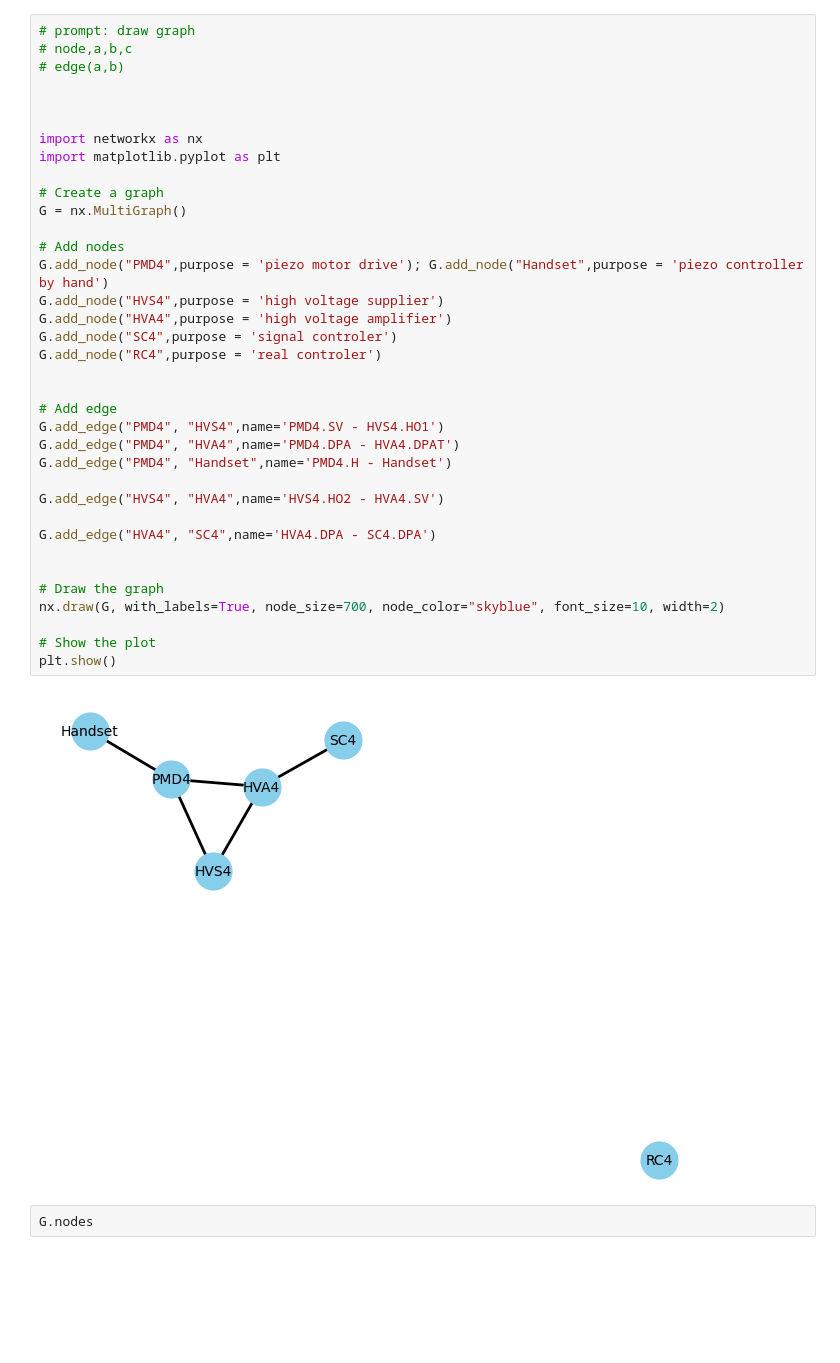
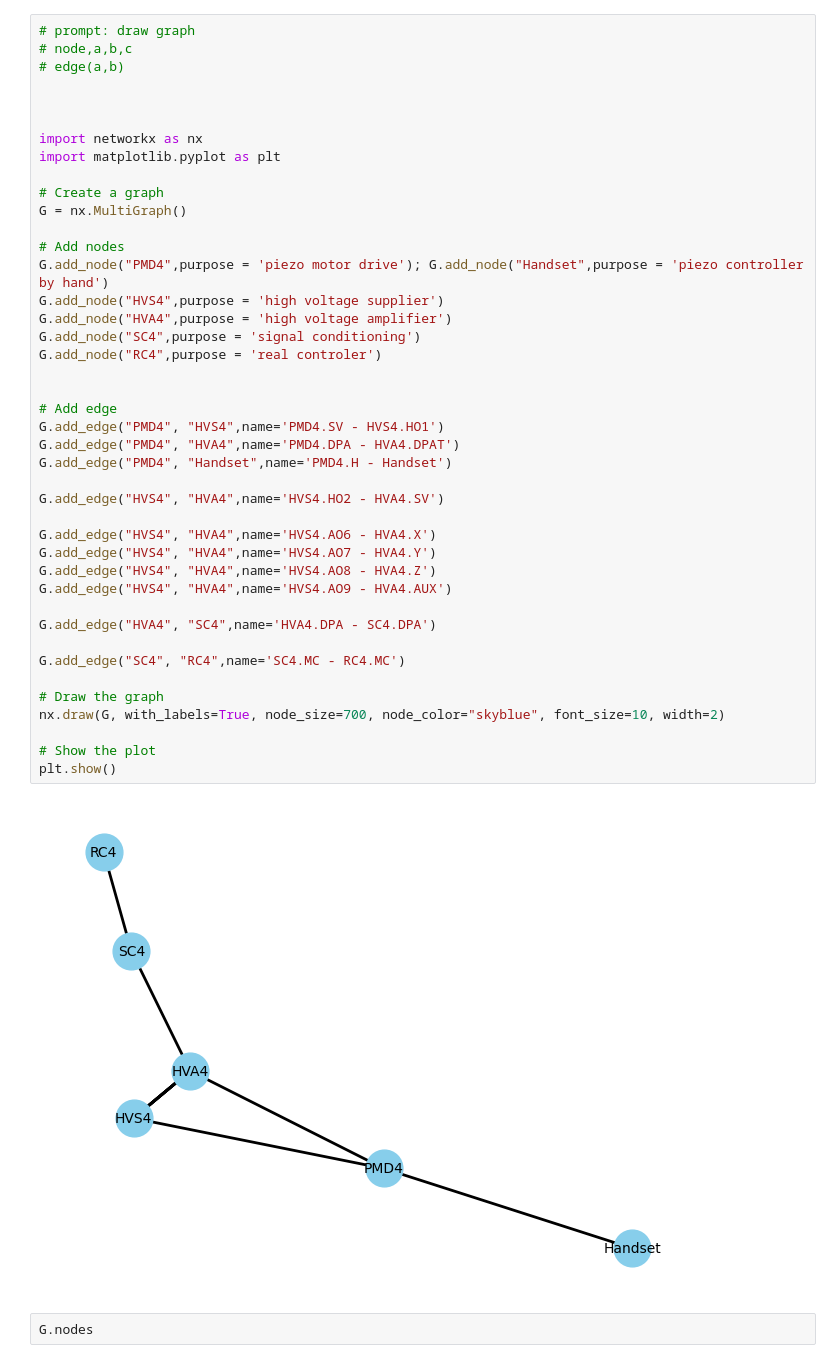
Before and after one commit to Potdooshami/digital_twin_LTSPM, a Jupyter notebook: LT_Nanosis_Connection.ipynb, the cells around one changed output. Drawn from its saved outputs; the diff is of its cells as text; blank space fills up the shorter version.

```diff
--- a/LT_Nanosis_Connection.ipynb
+++ b/LT_Nanosis_Connection.ipynb
@@ -24,35 +24,41 @@ Requirement already satisfied: six>=1.5 in /usr/local/lib/python3.11/dist-packag
 
 import networkx as nx
 import matplotlib.pyplot as plt
 
 # Create a graph
 G = nx.MultiGraph()
 
 # Add nodes
 G.add_node("PMD4",purpose = 'piezo motor drive'); G.add_node("Handset",purpose = 'piezo controller by hand')
 G.add_node("HVS4",purpose = 'high voltage supplier')
 G.add_node("HVA4",purpose = 'high voltage amplifier')
-G.add_node("SC4",purpose = 'signal controler')
+G.add_node("SC4",purpose = 'signal conditioning')
 G.add_node("RC4",purpose = 'real controler')
 
 
 # Add edge
 G.add_edge("PMD4", "HVS4",name='PMD4.SV - HVS4.HO1')
 G.add_edge("PMD4", "HVA4",name='PMD4.DPA - HVA4.DPAT')
 G.add_edge("PMD4", "Handset",name='PMD4.H - Handset')
 
 G.add_edge("HVS4", "HVA4",name='HVS4.HO2 - HVA4.SV')
 
+G.add_edge("HVS4", "HVA4",name='HVS4.AO6 - HVA4.X')
+G.add_edge("HVS4", "HVA4",name='HVS4.AO7 - HVA4.Y')
+G.add_edge("HVS4", "HVA4",name='HVS4.AO8 - HVA4.Z')
+G.add_edge("HVS4", "HVA4",name='HVS4.AO9 - HVA4.AUX')
+
 G.add_edge("HVA4", "SC4",name='HVA4.DPA - SC4.DPA')
 
+G.add_edge("SC4", "RC4",name='SC4.MC - RC4.MC')
 
 # Draw the graph
 nx.draw(G, with_labels=True, node_size=700, node_color="skyblue", font_size=10, width=2)
 
 # Show the plot
 plt.show()
 # %% [output]
-[figure, old version]
+[figure, new version]
 # %%
 G.nodes
 # %% [output]
```
